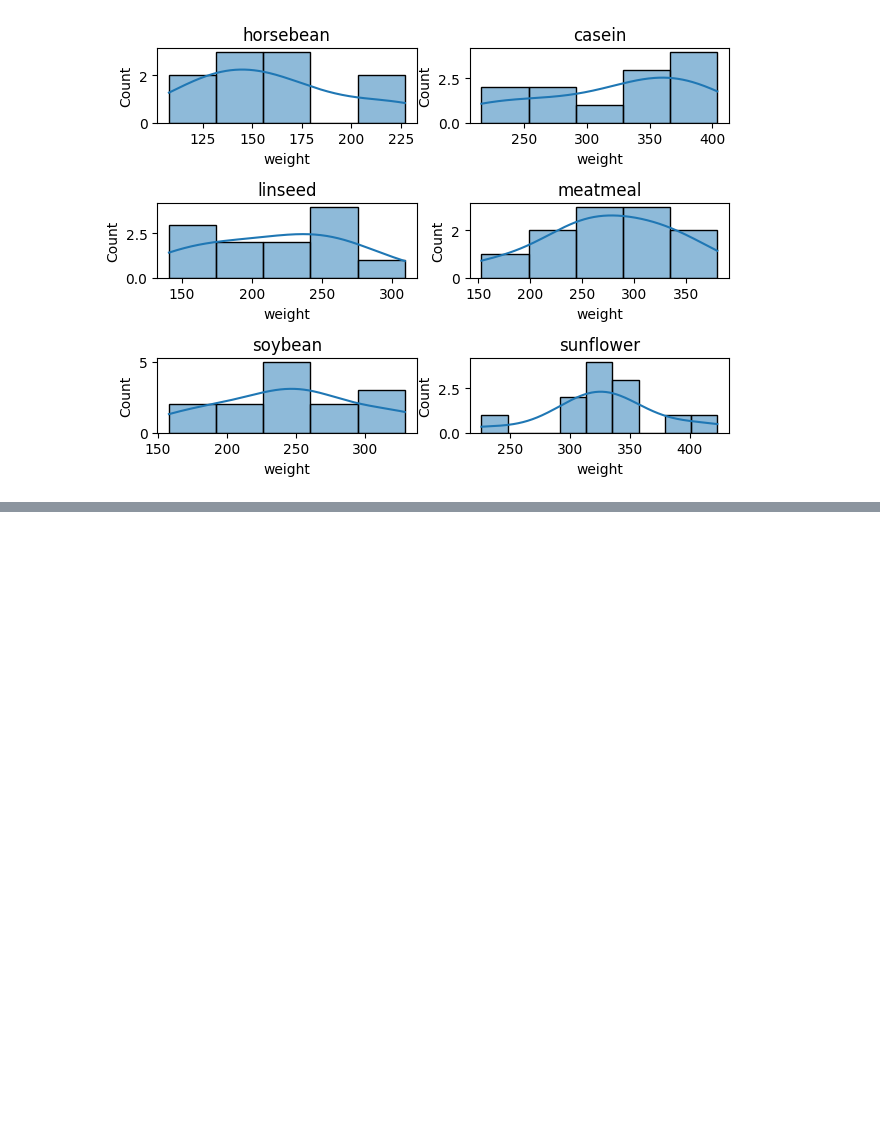
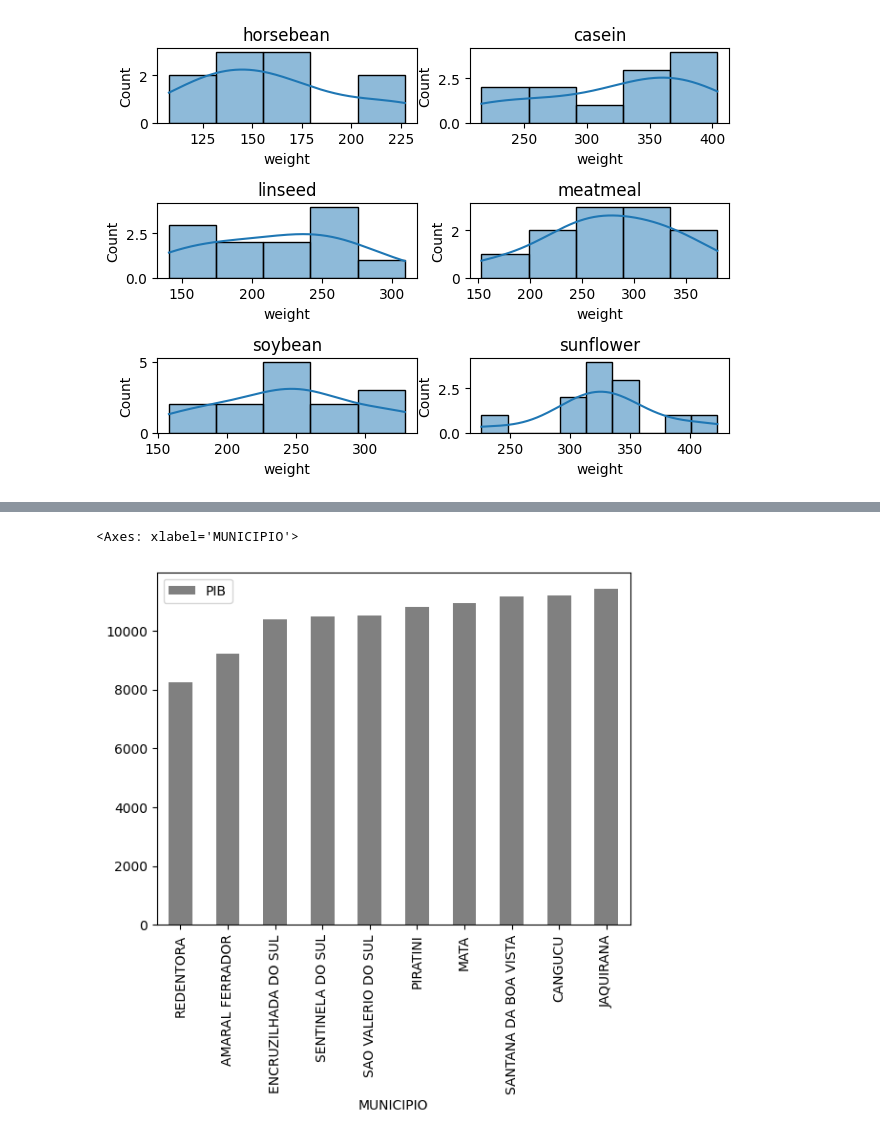
Before and after one commit to HyagoAllyf/Data_science, a Jupyter notebook: aula_13_graficos.ipynb, the cells around one changed output, grey strips where cells are left out. Saved outputs shown, nothing was run; the diff lists cells and outputs as text; code cells hidden in the pictures; blank space fills up the shorter version.

```diff
--- a/aula_13_graficos.ipynb
+++ b/aula_13_graficos.ipynb
@@ -405,0 +487,8 @@ plt.tight_layout()
+# %%
+agrupado = base.sort_values('PIB').head(10) # agrupou os 10 maiores valores do PIB
+agrupado = agrupado.iloc[:,1:3]
+agrupado
+agrupado.plot.bar(x='MUNICIPIO',y='PIB', color = 'gray')
+# %% [output]
+<Axes: xlabel='MUNICIPIO'>
+[figure, added]
```
Also changed, not shown: parts of 11 cells of this notebook, 2 other files.
